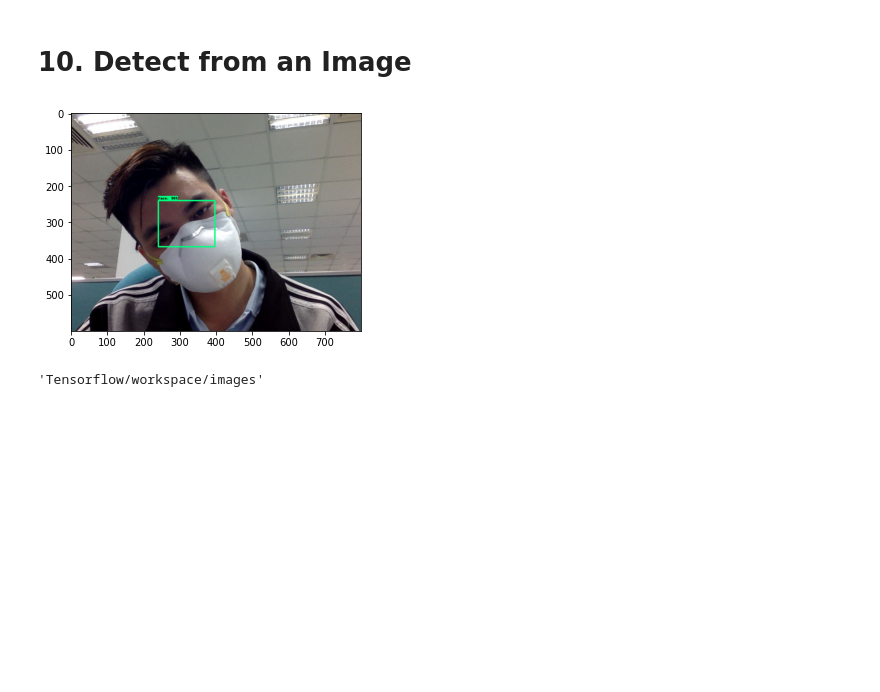
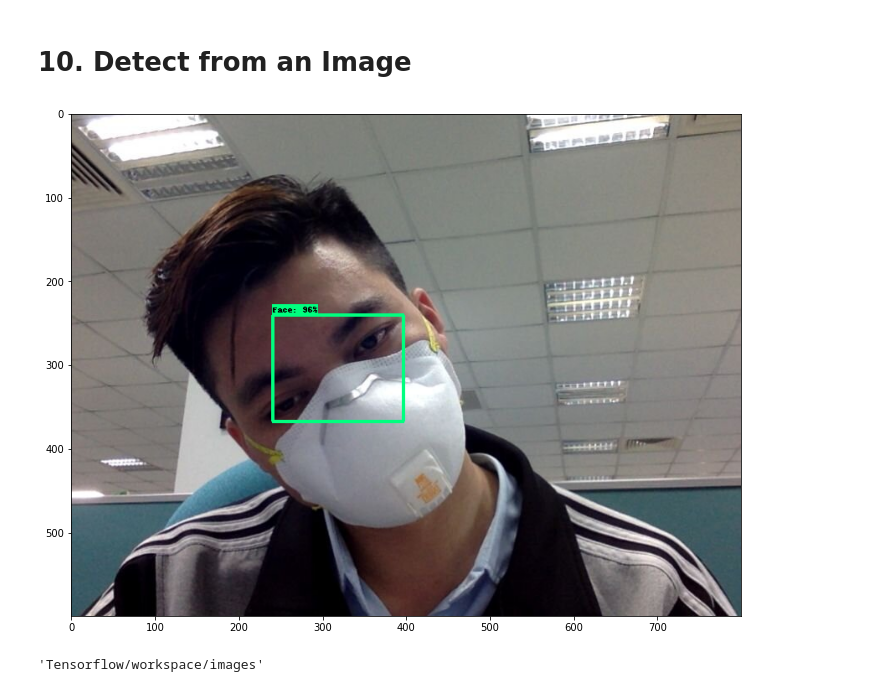
Before and after one commit to gshoanganh/facepen, a Jupyter notebook: 2. Training and Detection.ipynb, the cells around one changed output. Drawn from its saved outputs; the diff is of its cells as text; code cells hidden in the pictures; blank space fills up the shorter version.

Commit message:
size img

```diff
--- a/2. Training and Detection.ipynb
+++ b/2. Training and Detection.ipynb
@@ -269,34 +269,37 @@ image_np = np.array(img)
 
 input_tensor = tf.convert_to_tensor(np.expand_dims(image_np, 0), dtype=tf.float32)
 detections = detect_fn(input_tensor)
 
 num_detections = int(detections.pop('num_detections'))
 detections = {key: value[0, :num_detections].numpy()
               for key, value in detections.items()}
 detections['num_detections'] = num_detections
 
 # detection_classes should be ints.
 detections['detection_classes'] = detections['detection_classes'].astype(np.int64)
 
 label_id_offset = 1
 image_np_with_detections = image_np.copy()
 
 viz_utils.visualize_boxes_and_labels_on_image_array(
             image_np_with_detections,
             detections['detection_boxes'],
             detections['detection_classes']+label_id_offset,
             detections['detection_scores'],
             category_index,
             use_normalized_coordinates=True,
             max_boxes_to_draw=5,
             min_score_thresh=.8,
             agnostic_mode=False)
 #print('ok')
 imgNew=cv2.cvtColor(image_np_with_detections, cv2.COLOR_BGR2RGB)
+#size img
+plt.figure(figsize=(12,16))
+
 plt.imshow(imgNew)
 plt.show()
 # %% [output]
-[figure, old version]
+[figure, new version]
 # %%
 #save img to folder workspace:
 
```
